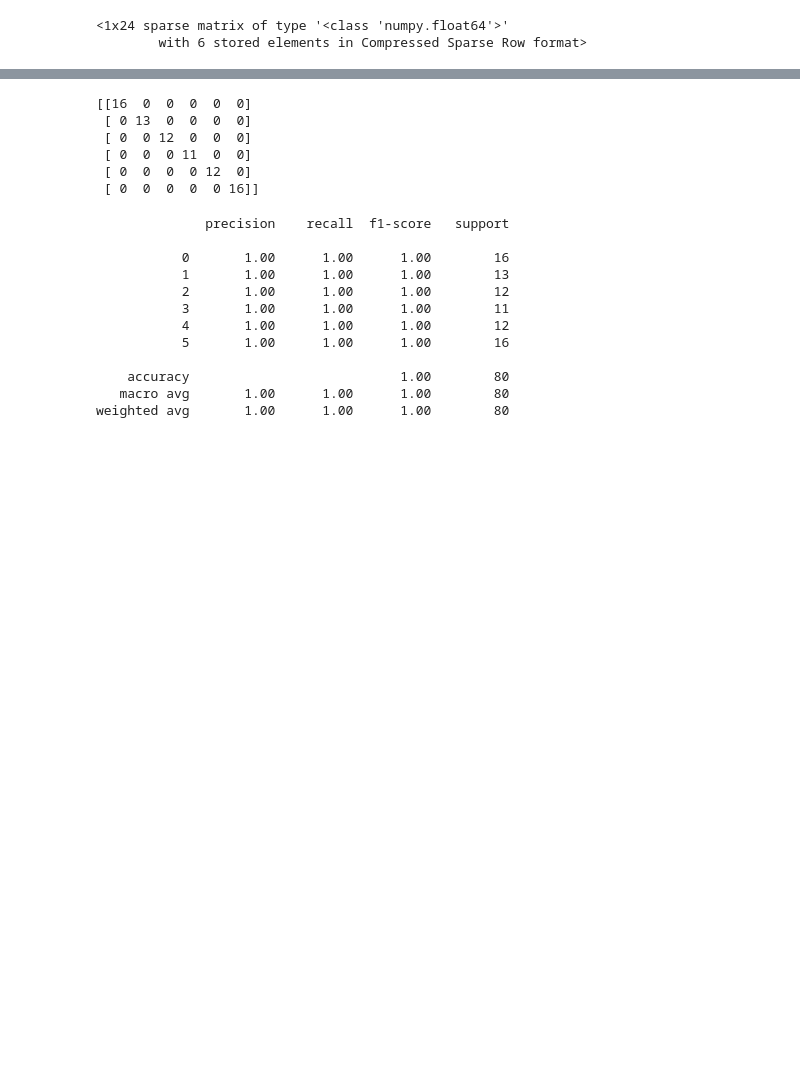
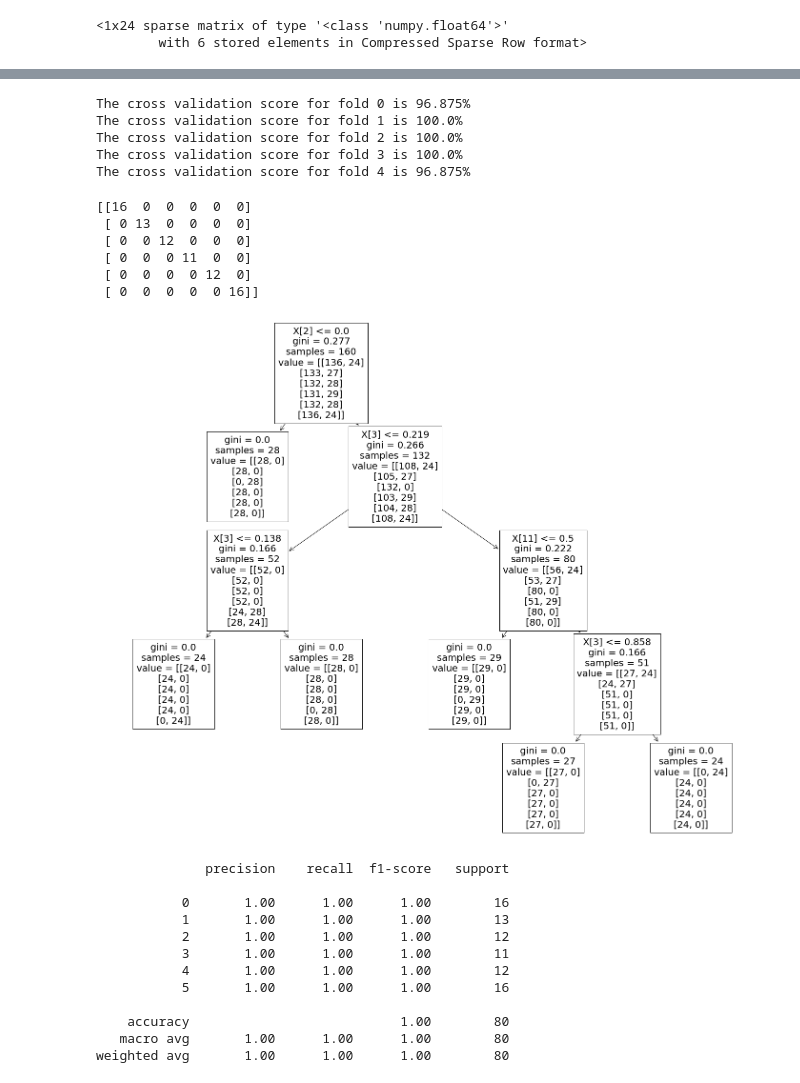
Before and after one commit to Renator12/Star-prediction, a Jupyter notebook: starpredictor.ipynb, the cells around one changed output, grey strips where cells are left out. Saved outputs shown, nothing was run; the diff lists cells and outputs as text; code cells hidden in the pictures; blank space fills up the shorter version.

```diff
--- a/starpredictor.ipynb
+++ b/starpredictor.ipynb
@@ -203,8 +203,12 @@ Length: 240, dtype: int64
         with 6 stored elements in Compressed Sparse Row format>
 # %%
 from sklearn.ensemble import RandomForestClassifier
+from sklearn import tree
 from sklearn.metrics import confusion_matrix
 from sklearn.metrics import accuracy_score,classification_report
-rnf=RandomForestClassifier(n_estimators=200,max_leaf_nodes=16)
+#clf = tree.DecisionTreeClassifier()
+clf.fit(X_train,y_train)
+y_pred2=clf.predict(X_test)
+#rnf=RandomForestClassifier(n_estimators=200,max_leaf_nodes=16)
 rnf.fit(X_train,y_train)
 y_pred=rnf.predict(X_test)
@@ -211 +241,11 @@ y_pred=rnf.predict(X_test)
+# %%
+scores = cross_val_score(clf, X_train, y_train, cv=5)
+for c,vals in enumerate(scores):
+  print(f"The cross validation score for fold {c} is {vals*100}%")
+# %% [output]
+The cross validation score for fold 0 is 96.875%
+The cross validation score for fold 1 is 100.0%
+The cross validation score for fold 2 is 100.0%
+The cross validation score for fold 3 is 100.0%
+The cross validation score for fold 4 is 96.875%
 # %%
@@ -221,6 +261,11 @@ print(confusion_matrix(test_labels.values,predictions))
  [ 0  0  0 11  0  0]
  [ 0  0  0  0 12  0]
  [ 0  0  0  0  0 16]]
+# %%
+fig = plt.figure(figsize=(25,20))
+_ = tree.plot_tree(clf)
+# %% [output]
+[figure, added]
 # %%
 def convertpredtostring(pred):
   map={0:"RED DWARF",1:"BROWN DWARF",2:"WHITE DWARF",3:"MAIN SEQUENCE",4:"SUPERGIANT",5:"HYPERGIANT"}
```
Also changed, not shown: parts of 3 cells of this notebook.
